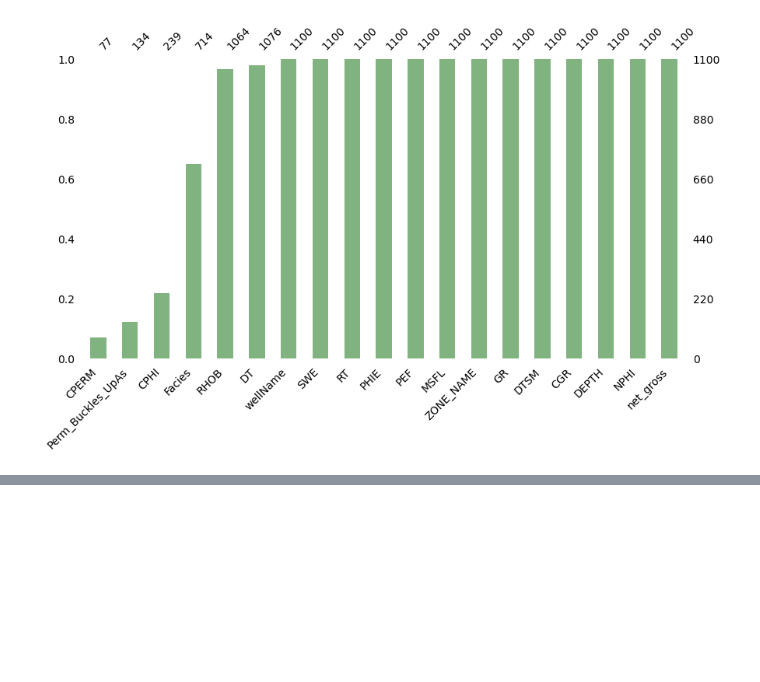
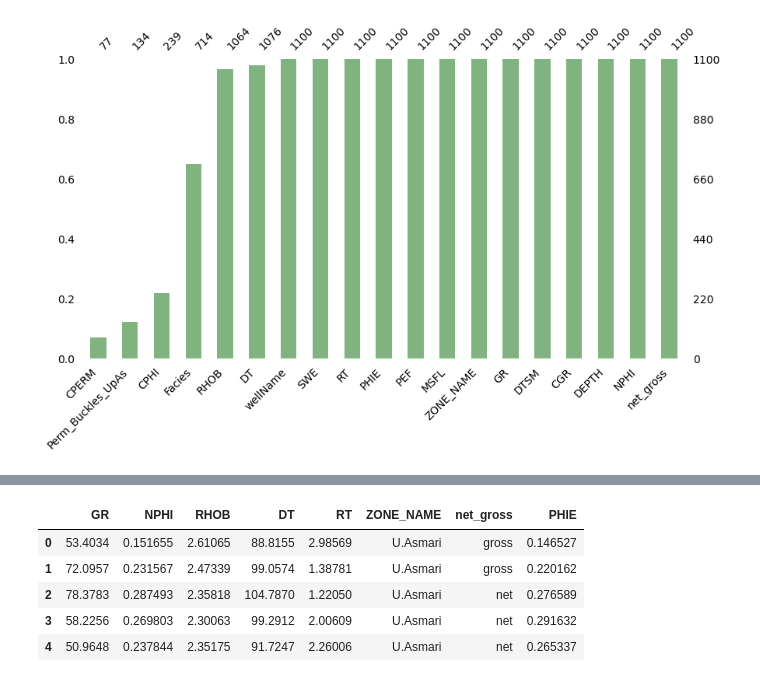
Before and after one commit to edisonc57/ML_Oil-and-gas, a Jupyter notebook: Oil and Gas data.ipynb, the cells around one changed output, grey strips where cells are left out. Cells and saved outputs as stored; diff of their text form; code cells hidden in the pictures; blank space fills up the shorter version.

```diff
--- a/Oil and Gas data.ipynb
+++ b/Oil and Gas data.ipynb
@@ -302,0 +379,11 @@ msno.bar(df,figsize= (10,5), fontsize= 10, color = (0.5,0.7,0.5),  sort= 'ascend
+# %%
+df2= df[['GR', 'NPHI','RHOB','DT','RT', 'ZONE_NAME', 'net_gross', 'PHIE']]
+
+df2.head()
+# %% [output]
+|  | GR | NPHI | RHOB | DT | RT | ZONE_NAME | net_gross | PHIE |
+| 0 | 53.4034 | 0.151655 | 2.61065 | 88.8155 | 2.98569 | U.Asmari | gross | 0.146527 |
+| 1 | 72.0957 | 0.231567 | 2.47339 | 99.0574 | 1.38781 | U.Asmari | gross | 0.220162 |
+| 2 | 78.3783 | 0.287493 | 2.35818 | 104.7870 | 1.22050 | U.Asmari | net | 0.276589 |
+| 3 | 58.2256 | 0.269803 | 2.30063 | 99.2912 | 2.00609 | U.Asmari | net | 0.291632 |
+| 4 | 50.9648 | 0.237844 | 2.35175 | 91.7247 | 2.26006 | U.Asmari | net | 0.265337 |
```
Also changed, not shown: parts of 11 cells of this notebook.
